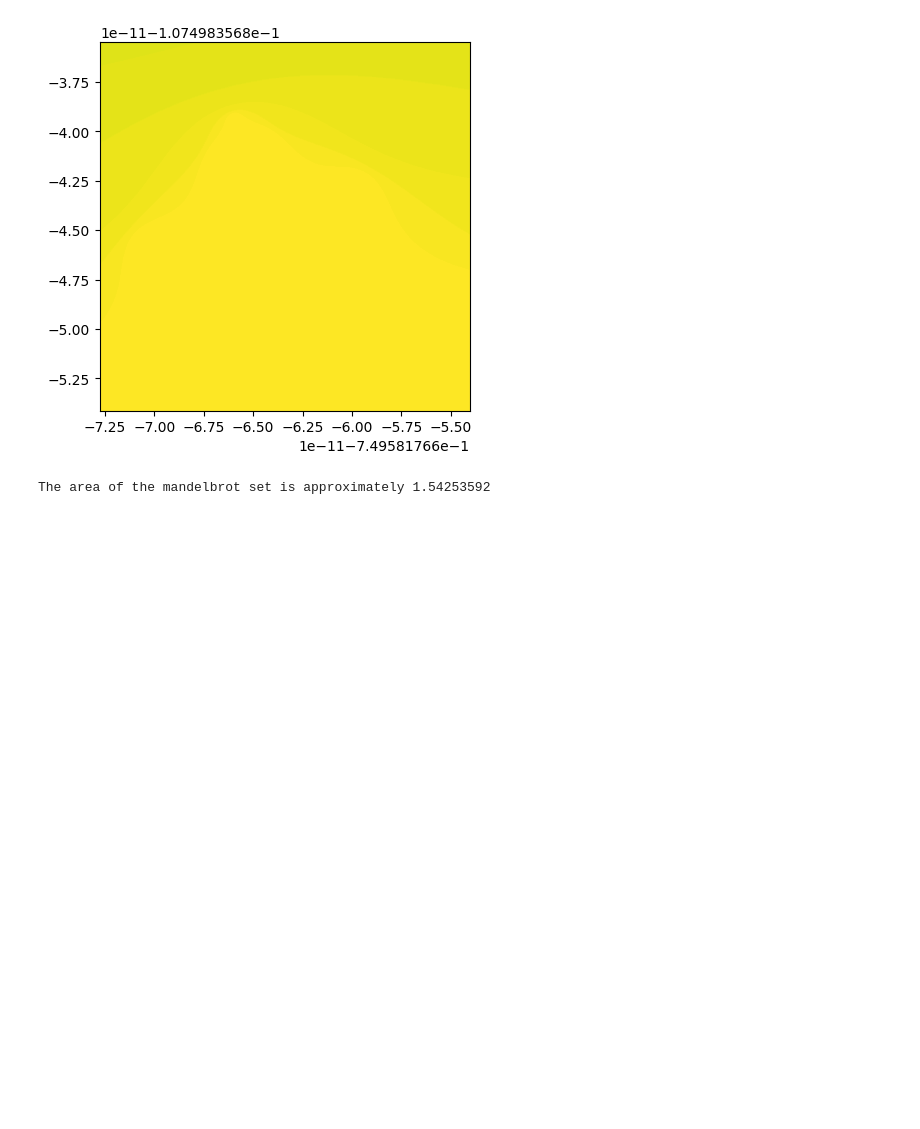
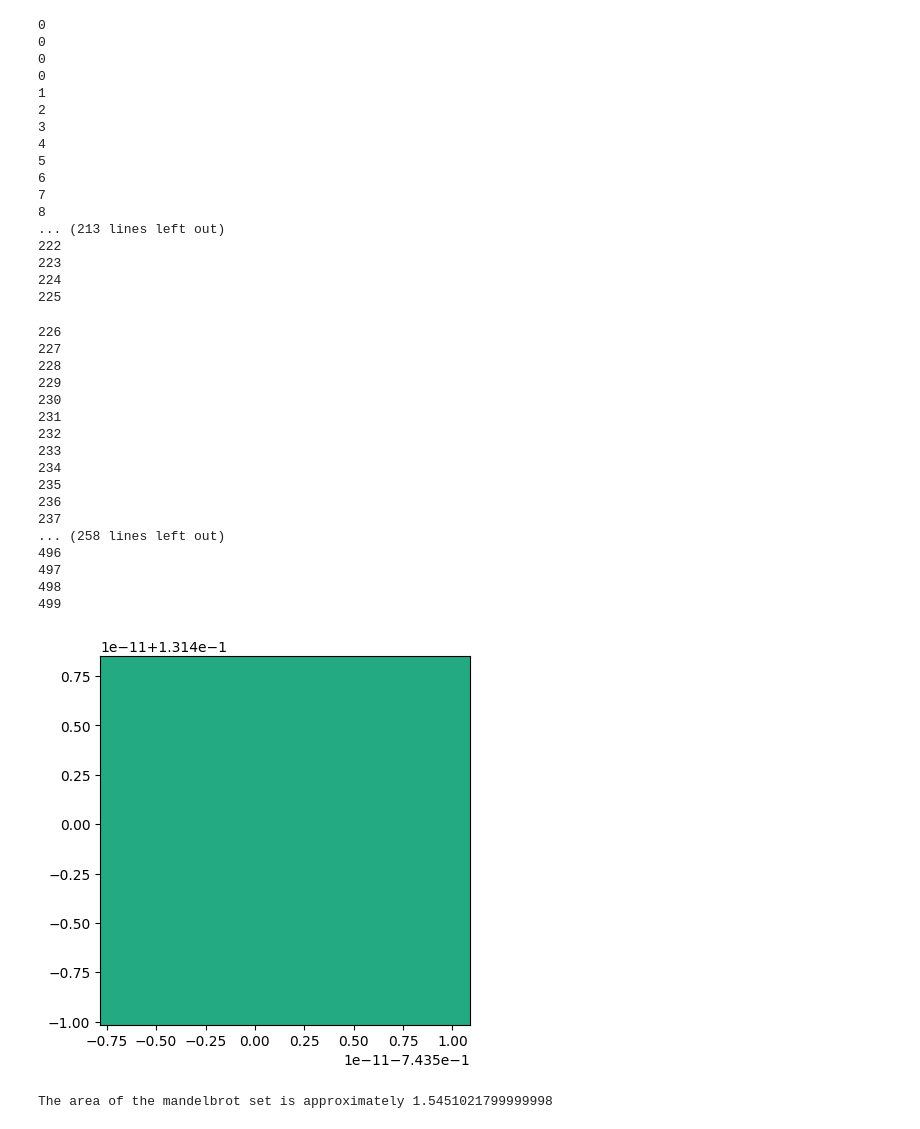
Before and after one commit to reqctoe/STSIM_ass1, a Jupyter notebook: mandelbroth_test_ezra.ipynb, the cells around one changed output. Cells and saved outputs as stored; diff of their text form; code cells hidden in the pictures; blank space fills up the shorter version.

```diff
--- a/mandelbroth_test_ezra.ipynb
+++ b/mandelbroth_test_ezra.ipynb
@@ -14,7 +14,7 @@ def mandelbroth(real, imaginary, max_iter):
 
     for i in range(max_iter):
         z = z * z + c
-        if (z.real * z.real + z.imag * z.imag) >= 4:
+        if np.abs(z) >= 2:
             return i
 
     return max_iter
@@ -67,8 +50,8 @@ from matplotlib.animation import FuncAnimation
 # Create initial plot
 fig, ax = plt.subplots()
 
-real_values = np.linspace(-2, 1, 800)
-imaginary_values = np.linspace(-1.5, 1.5, 800)
+real_values = np.linspace(-2, 1, 500)
+imaginary_values = np.linspace(-1.5, 1.5, 500)
 mandelbrot = mandelbrot_set(real_values, imaginary_values)
 
 im = ax.imshow(mandelbrot.T, extent=[-2, 1, -1.5, 1.5], animated=True)
@@ -80,36 +63,70 @@ def find_edge_coordinates(mandelbrot_set):
 
 def update(frame):
     global real_values, imaginary_values
-
-    mandelbrot = mandelbrot_set(real_values, imaginary_values)
+    print(frame)
+    mandelbrot = mandelbrot_set(real_values, imaginary_values, max_iter=100)
     edge_coords = find_edge_coordinates(mandelbrot)
 
     if len(edge_coords) == 0:
         return
 
     edge_x, edge_y = np.mean(edge_coords, axis=0)
 
     center_real = real_values[int(edge_x)]
     center_imag = imaginary_values[int(edge_y)]
 
     zoom_factor = 0.95
 
     real_values = real_values * zoom_factor + (1 - zoom_factor) * center_real
     imaginary_values = imaginary_values * zoom_factor + (1 - zoom_factor) * center_imag
 
     # Recalculate Mandelbrot set and update plot
     mandelbrot = mandelbrot_set(real_values, imaginary_values)
     im.set_array(mandelbrot.T)
     im.set_extent([real_values[0], real_values[-1], imaginary_values[0], imaginary_values[-1]])
 
     return [im]
 
 # Create animation
 ani = FuncAnimation(fig, update, frames=500, blit=True)
 ani.save('mandel_zoom.gif', writer='pillow', fps=30)
 plt.show()
 # %% [output]
+0
+0
+0
+0
+1
+2
+3
+4
+5
+6
+7
+8
+... (213 lines left out)
+222
+223
+224
+225
+226
+227
+228
+229
+230
+231
+232
+233
+234
+235
+236
+237
+... (258 lines left out)
+496
+497
+498
+499
-[figure, old version]
+[figure, new version]
 # %%
 def monte_carlo(samples, array):
 
@@ -125,7 +142,7 @@ def monte_carlo(samples, array):
 
     return (inside / samples) * total_area
 
-print("The area of the mandelbrot set is approximately", monte_carlo(100000000,mandelbrot))
+print("The area of the mandelbrot set is approximately", monte_carlo(10000000,mandelbrot))
 # %% [output]
-The area of the mandelbrot set is approximately 1.54253592
+The area of the mandelbrot set is approximately 1.5451021799999998
 # %%
```
Also changed, not shown: parts of 4 cells of this notebook, 4 other files.
